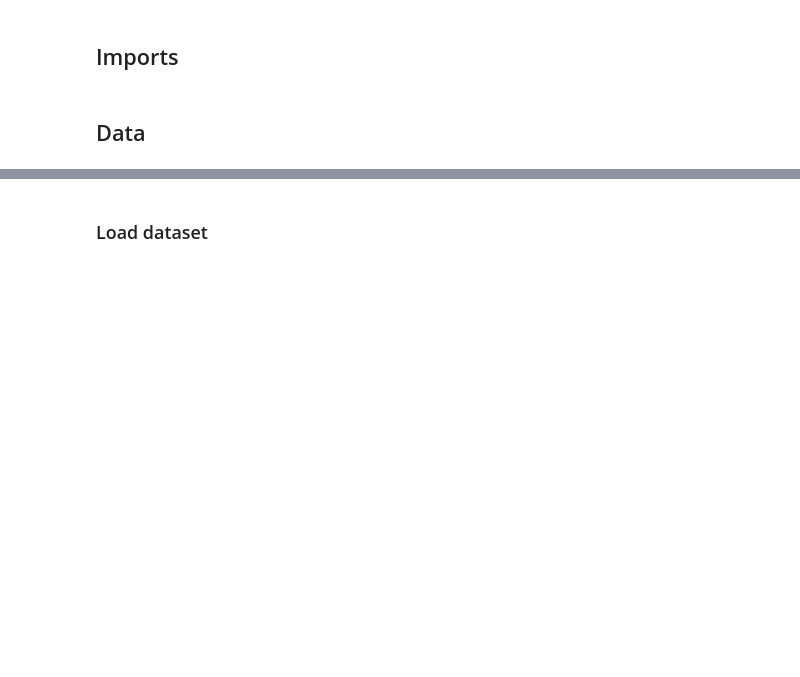
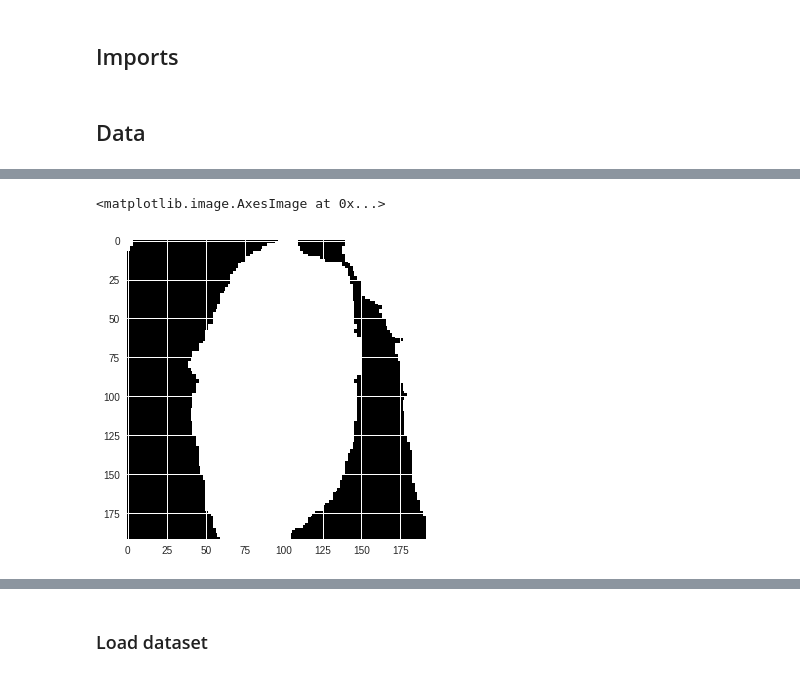
Before and after one commit to betogaona7/hairstyle, a Jupyter notebook: HS-Segment-Technique/FCN_CRF.ipynb, the cells around one changed output, grey strips where cells are left out. Drawn from its saved outputs; the diff is of its cells as text; code cells hidden in the pictures; blank space fills up the shorter version.

```diff
--- a/HS-Segment-Technique/FCN_CRF.ipynb
+++ b/HS-Segment-Technique/FCN_CRF.ipynb
@@ -35,0 +65,5 @@ from torchvision.models.vgg import VGG
+# %%
+h, w, _ =  mask.shape
+
+finall = np.zeros((h, w)).astype(np.uint8)
+print(finall.shape)
@@ -35,0 +72,9 @@ from torchvision.models.vgg import VGG
+# %%
+for i in range (h):
+  for j in range(w):
+    color = tuple(mask[i, j])
+    try:
+      if 255 in color:
+        finall[i, j] = 1
+    except:
+      print ("Error")
@@ -35,0 +126,5 @@ from torchvision.models.vgg import VGG
+# %%
+plt.imshow(finall)
+# %% [output]
+<matplotlib.image.AxesImage at 0x...>
+[figure, added]
```
Also changed, not shown: parts of 40 cells of this notebook.
